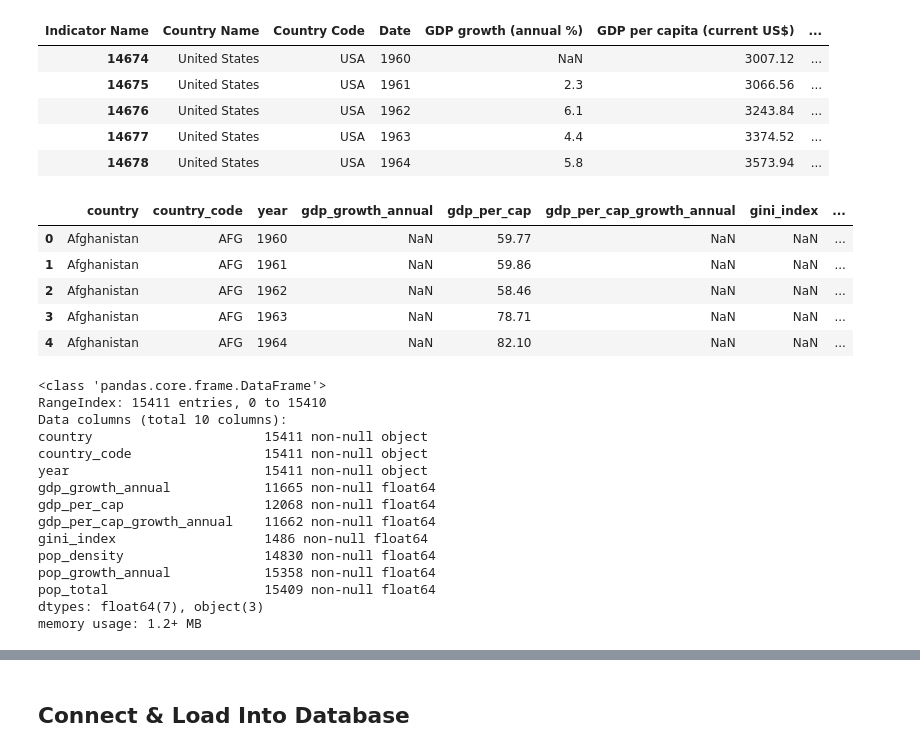
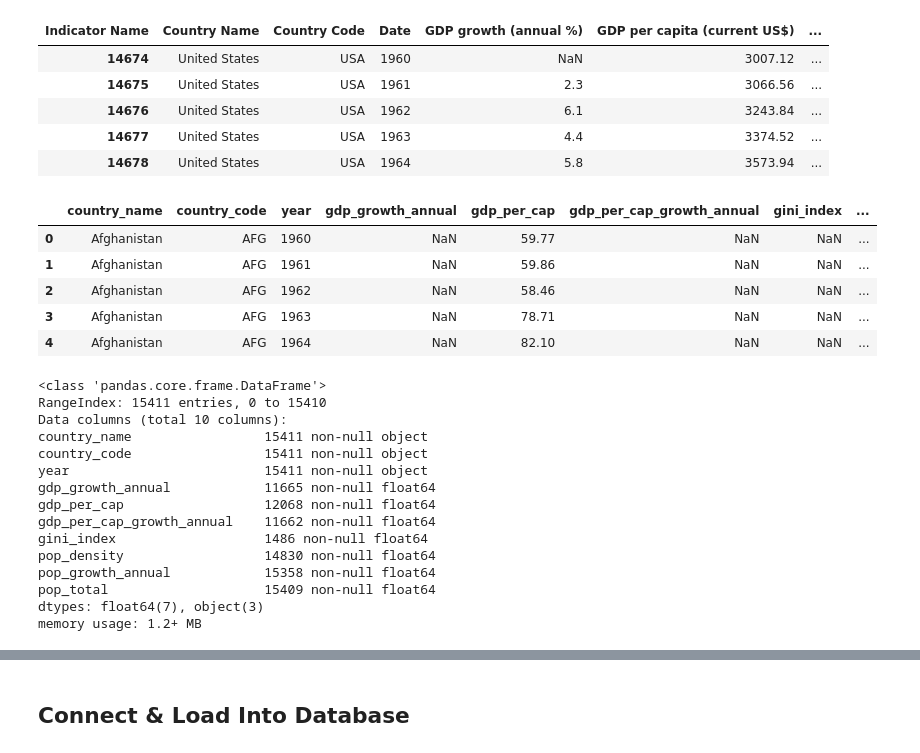
Before and after one commit to dpkeyes/Olympics-Soccer-Country-Analysis-ETLProject, a Jupyter notebook: countries_data.ipynb, the cells around one changed output, grey strips where cells are left out. Saved outputs shown, nothing was run; the diff lists cells and outputs as text; code cells hidden in the pictures.

```diff
--- a/countries_data.ipynb
+++ b/countries_data.ipynb
@@ -148,13 +146,13 @@ df_pivot[df_pivot['Country Code'] == 'USA'].head()
 # %%
 # Fix columns name to match DB Scheme
 df_pivot.columns = [
-    'country', 'country_code', 'year', 'gdp_growth_annual',
+    'country_name', 'country_code', 'year', 'gdp_growth_annual',
     'gdp_per_cap', 'gdp_per_cap_growth_annual', 'gini_index',
     'pop_density', 'pop_growth_annual', 'pop_total']
 
 df_pivot.head()
 # %% [output]
-|  | country | country_code | year | gdp_growth_annual | gdp_per_cap | gdp_per_cap_growth_annual | gini_index | ... |
+|  | country_name | country_code | year | gdp_growth_annual | gdp_per_cap | gdp_per_cap_growth_annual | gini_index | ... |
 | 0 | Afghanistan | AFG | 1960 | NaN | 59.77 | NaN | NaN | ... |
 | 1 | Afghanistan | AFG | 1961 | NaN | 59.86 | NaN | NaN | ... |
 | 2 | Afghanistan | AFG | 1962 | NaN | 58.46 | NaN | NaN | ... |
@@ -166,7 +164,7 @@ df_pivot.info()
 <class 'pandas.core.frame.DataFrame'>
 RangeIndex: 15411 entries, 0 to 15410
 Data columns (total 10 columns):
-country                      15411 non-null object
+country_name                 15411 non-null object
 country_code                 15411 non-null object
 year                         15411 non-null object
 gdp_growth_annual            11665 non-null float64
```
Also changed, not shown: parts of 14 cells of this notebook.
